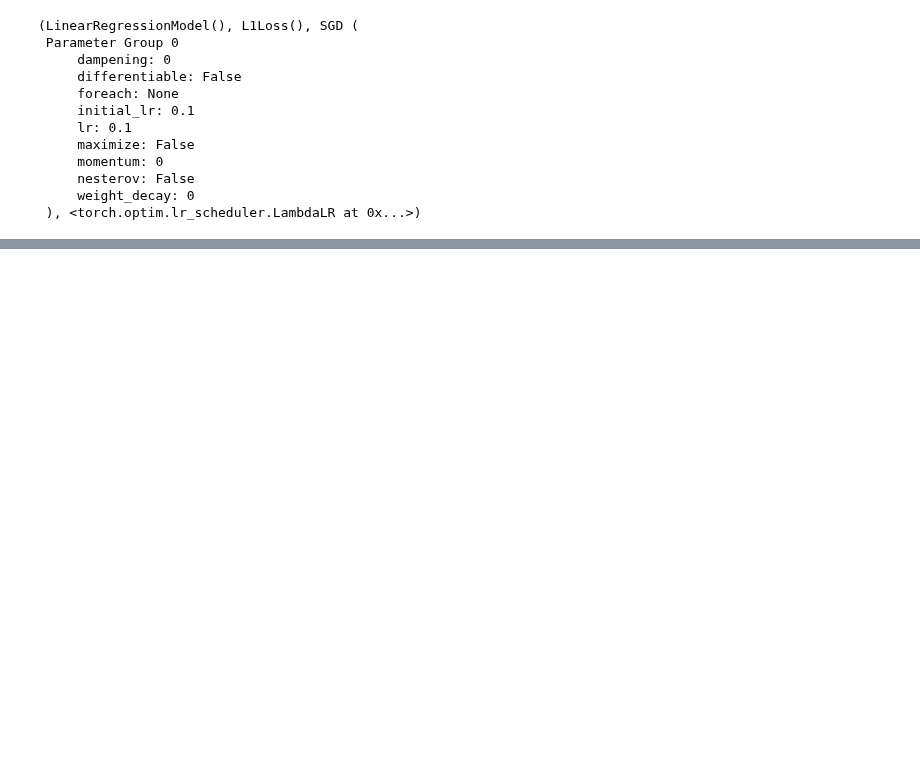
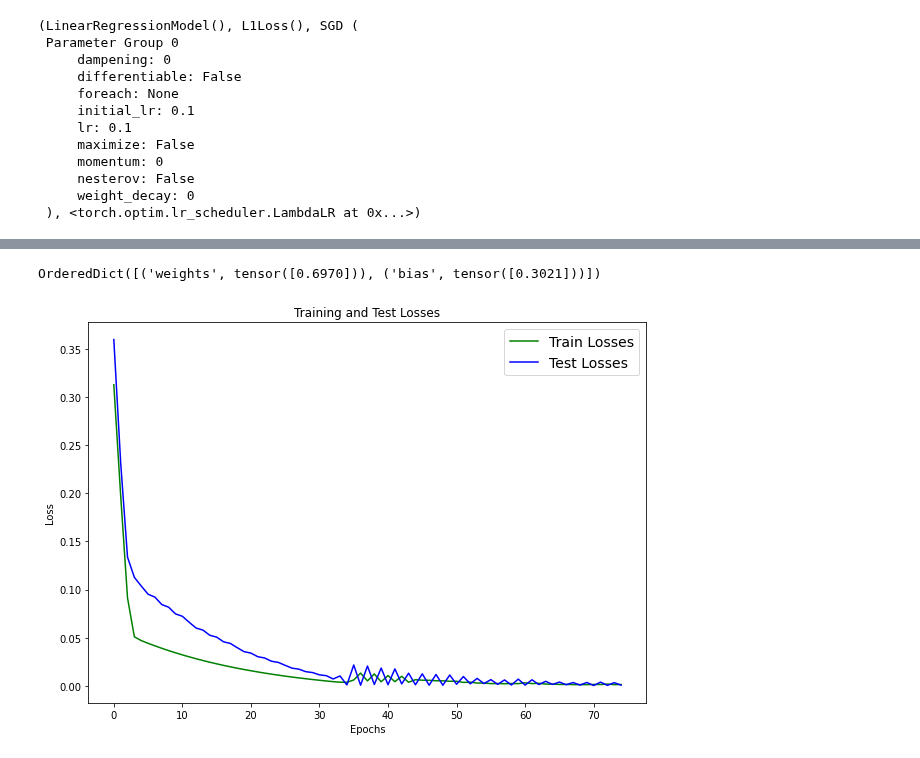
Before and after one commit to Molten-Ice/Deep-Learning, a Jupyter notebook: 01_pytorch_workflow.ipynb, the cells around one changed output, grey strips where cells are left out. Saved outputs shown, nothing was run; the diff lists cells and outputs as text; code cells hidden in the pictures; blank space fills up the shorter version.

```diff
--- a/01_pytorch_workflow.ipynb
+++ b/01_pytorch_workflow.ipynb
@@ -213,2 +239,17 @@ plot_predictions(predictions=y_preds)
 [figure]
+# %%
+model_0.state_dict()
+# %% [output]
+OrderedDict([('weights', tensor([0.6970])), ('bias', tensor([0.3021]))])
+# %%
+plt.figure(figsize=(10, 7))
+plt.plot([i for i in range(len(losses))], [x.detach() for x in losses], c="g", label="Train Losses")
+plt.plot([i for i in range(len(test_loss_values))], [x.detach() for x in test_loss_values], c="b", label="Test Losses")
+plt.legend(prop={"size": 14})
+plt.title("Training and Test Losses")
+plt.xlabel("Epochs")
+plt.ylabel("Loss")
+plt.show()
+# %% [output]
+[figure, added]
 # %%
```
Also changed, not shown: parts of 6 cells of this notebook.
